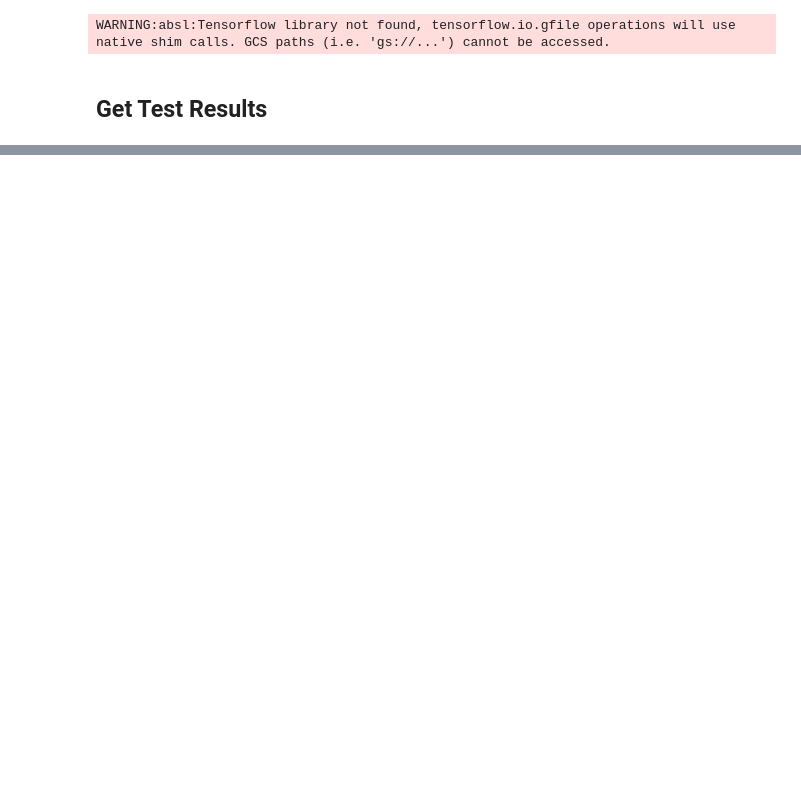
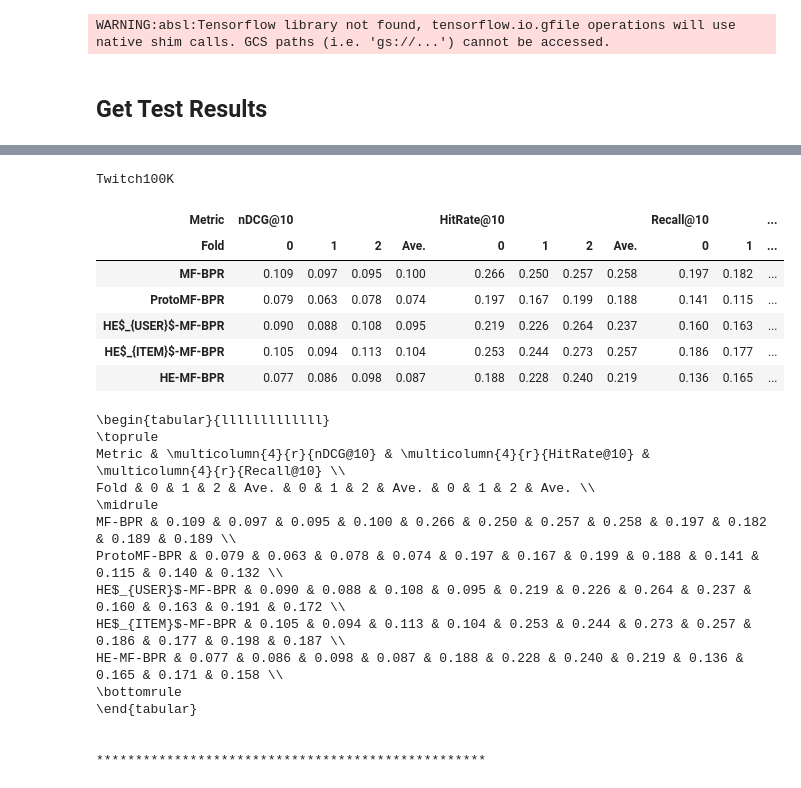
Before and after one commit to KaiSugahara/HERec, a Jupyter notebook: notebook/02_totallingTestResults.ipynb, the cells around one changed output, grey strips where cells are left out. Drawn from its saved outputs; the diff is of its cells as text; code cells hidden in the pictures; blank space fills up the shorter version.

```diff
--- a/notebook/02_totallingTestResults.ipynb
+++ b/notebook/02_totallingTestResults.ipynb
@@ -480,0 +545,60 @@ HE_NeuMF_BPR & \uline{0.202 $\pm$ 0.028} & \uline{0.030 $\pm$ 0.002} & \uline{0.
+# %%
+def work():
+
+    datasetNameList = ["Twitch100K"]
+    modelNameList = ["MF_BPR", "ProtoMF_BPR", "HE_MF_USER_BPR", "HE_MF_ITEM_BPR", "HE_MF_BPR"]
+    metricNameList = ["metrics.nDCG_10", "metrics.HitRate_10", "metrics.Recall_10"]
+
+    for datasetName in datasetNameList:
+
+        print(datasetName)
+
+        # Filtering
+        df = df_RESULT.filter( (pl.col("dataset_name") == datasetName) & pl.col("model_name").is_in(modelNameList) )
+        df = df.select(["model_name", "params.seed"] + metricNameList).to_pandas()
+
+        # Pivot
+        df = df.pivot_table( index="model_name", columns=["params.seed"], values=metricNameList )
+
+        # Add Mean Columns
+        for metricName in metricNameList:
+            df[(metricName, "Ave.")] = df[metricName].mean(axis=1)
+
+        df = df.loc[modelNameList, metricNameList]
+        df = df.rename_axis(index=None, columns=["Metric", "Fold"])
+        df = df.rename(index=labeler, columns=labeler)
+
+        # To Latex
+        df = df.round(3).applymap( lambda s: '{:.3f}'.format(s) )
+        display(df)
+        print(df.to_latex())
+
+        print()
+        print("**************************************************")
+        print()
+
+work()
+# %% [output]
+Twitch100K
+| Metric | nDCG@10 |  |  |  | HitRate@10 |  |  |  | Recall@10 |  | ... |
+| Fold | 0 | 1 | 2 | Ave. | 0 | 1 | 2 | Ave. | 0 | 1 | ... |
+| MF-BPR | 0.109 | 0.097 | 0.095 | 0.100 | 0.266 | 0.250 | 0.257 | 0.258 | 0.197 | 0.182 | ... |
+| ProtoMF-BPR | 0.079 | 0.063 | 0.078 | 0.074 | 0.197 | 0.167 | 0.199 | 0.188 | 0.141 | 0.115 | ... |
+| HE$_{USER}$-MF-BPR | 0.090 | 0.088 | 0.108 | 0.095 | 0.219 | 0.226 | 0.264 | 0.237 | 0.160 | 0.163 | ... |
+| HE$_{ITEM}$-MF-BPR | 0.105 | 0.094 | 0.113 | 0.104 | 0.253 | 0.244 | 0.273 | 0.257 | 0.186 | 0.177 | ... |
+| HE-MF-BPR | 0.077 | 0.086 | 0.098 | 0.087 | 0.188 | 0.228 | 0.240 | 0.219 | 0.136 | 0.165 | ... |
+\begin{tabular}{lllllllllllll}
+\toprule
+Metric & \multicolumn{4}{r}{nDCG@10} & \multicolumn{4}{r}{HitRate@10} & \multicolumn{4}{r}{Recall@10} \\
+Fold & 0 & 1 & 2 & Ave. & 0 & 1 & 2 & Ave. & 0 & 1 & 2 & Ave. \\
+\midrule
+MF-BPR & 0.109 & 0.097 & 0.095 & 0.100 & 0.266 & 0.250 & 0.257 & 0.258 & 0.197 & 0.182 & 0.189 & 0.189 \\
+ProtoMF-BPR & 0.079 & 0.063 & 0.078 & 0.074 & 0.197 & 0.167 & 0.199 & 0.188 & 0.141 & 0.115 & 0.140 & 0.132 \\
+HE$_{USER}$-MF-BPR & 0.090 & 0.088 & 0.108 & 0.095 & 0.219 & 0.226 & 0.264 & 0.237 & 0.160 & 0.163 & 0.191 & 0.172 \\
+HE$_{ITEM}$-MF-BPR & 0.105 & 0.094 & 0.113 & 0.104 & 0.253 & 0.244 & 0.273 & 0.257 & 0.186 & 0.177 & 0.198 & 0.187 \\
+HE-MF-BPR & 0.077 & 0.086 & 0.098 & 0.087 & 0.188 & 0.228 & 0.240 & 0.219 & 0.136 & 0.165 & 0.171 & 0.158 \\
+\bottomrule
+\end{tabular}
+
+
+**************************************************
```
Also changed, not shown: parts of 25 cells of this notebook, 11 other files.
